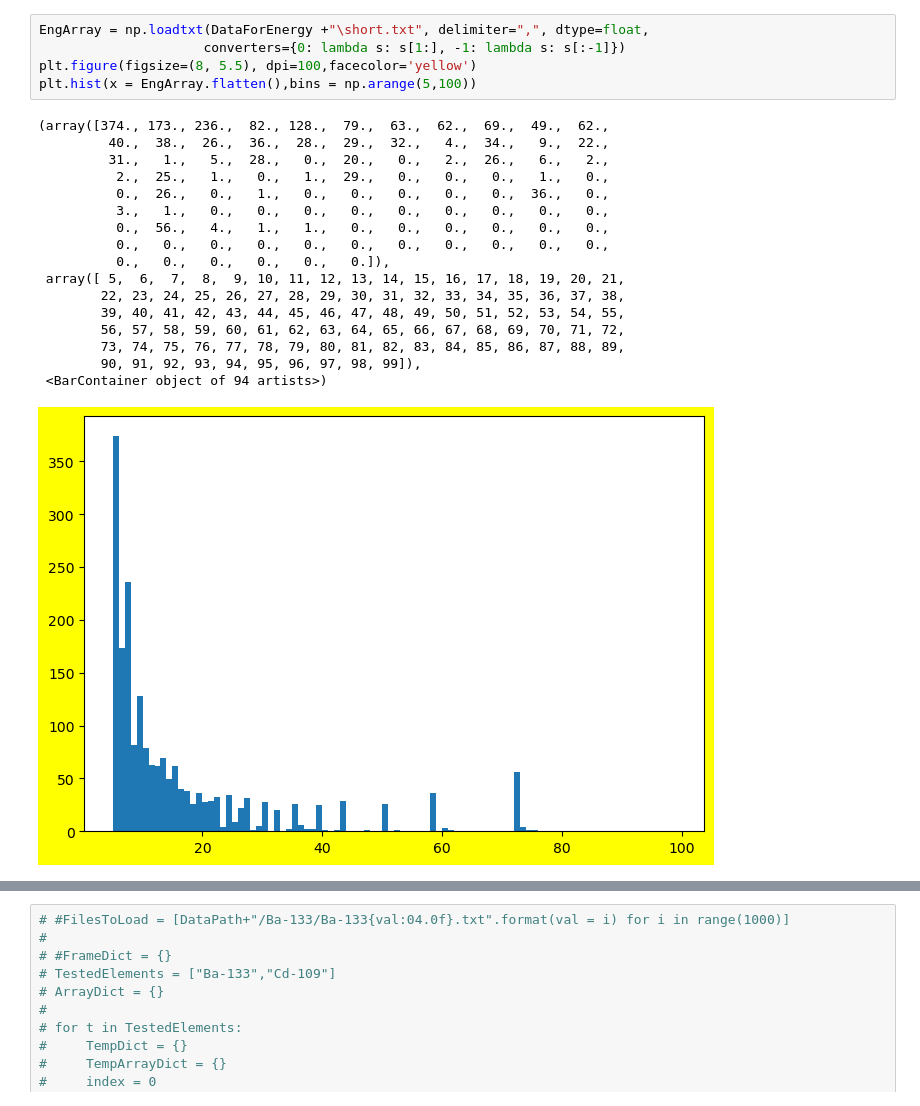
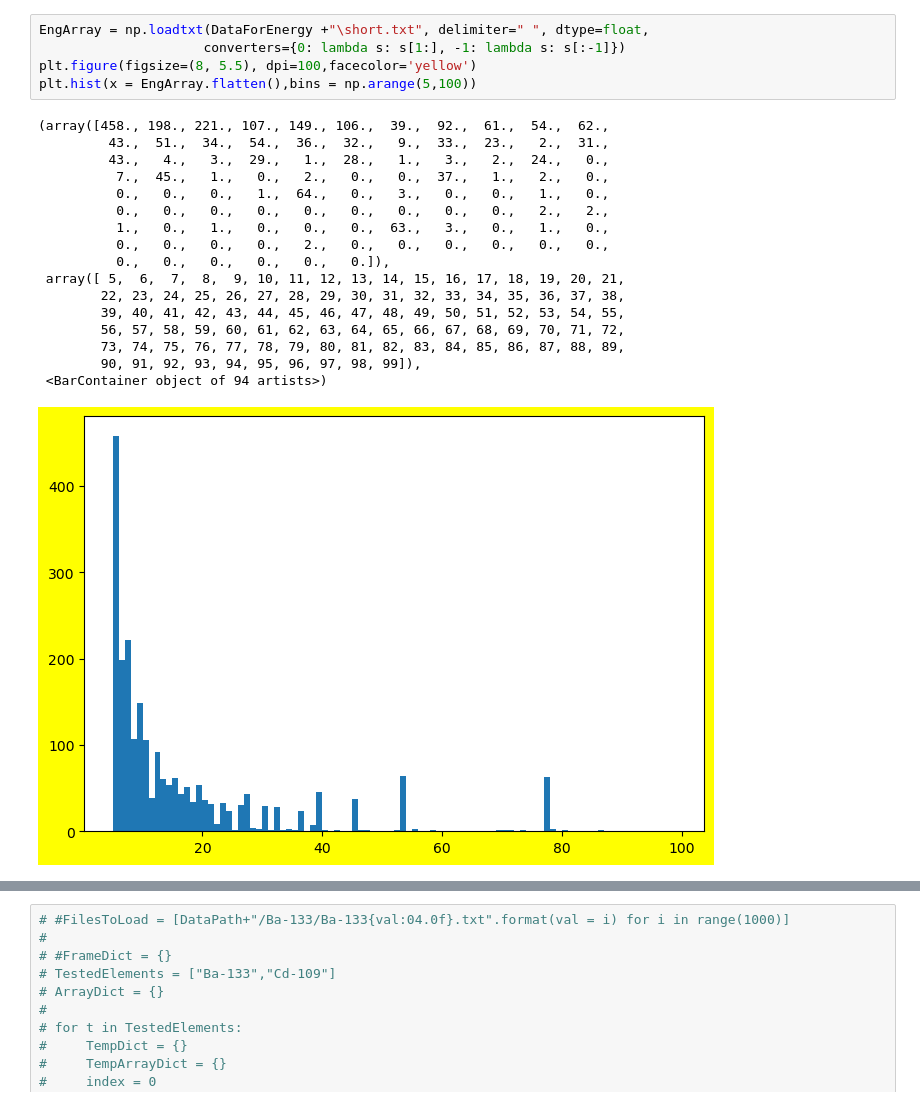
Before and after one commit to pmanaval/debora, a Jupyter notebook: FirstDataLoad.ipynb, the cells around one changed output, grey strips where cells are left out. Drawn from its saved outputs; the diff is of its cells as text.

```diff
--- a/FirstDataLoad.ipynb
+++ b/FirstDataLoad.ipynb
@@ -26,25 +27,25 @@ def is_count(element):
 
 #print(is_float(" "))
 # %%
-EngArray = np.loadtxt(DataForEnergy +"\short.txt", delimiter=",", dtype=float,
+EngArray = np.loadtxt(DataForEnergy +"\short.txt", delimiter=" ", dtype=float,
                      converters={0: lambda s: s[1:], -1: lambda s: s[:-1]})
 plt.figure(figsize=(8, 5.5), dpi=100,facecolor='yellow')
 plt.hist(x = EngArray.flatten(),bins = np.arange(5,100))
 # %% [output]
-(array([374., 173., 236.,  82., 128.,  79.,  63.,  62.,  69.,  49.,  62.,
-         40.,  38.,  26.,  36.,  28.,  29.,  32.,   4.,  34.,   9.,  22.,
-         31.,   1.,   5.,  28.,   0.,  20.,   0.,   2.,  26.,   6.,   2.,
-          2.,  25.,   1.,   0.,   1.,  29.,   0.,   0.,   0.,   1.,   0.,
-          0.,  26.,   0.,   1.,   0.,   0.,   0.,   0.,   0.,  36.,   0.,
-          3.,   1.,   0.,   0.,   0.,   0.,   0.,   0.,   0.,   0.,   0.,
-          0.,  56.,   4.,   1.,   1.,   0.,   0.,   0.,   0.,   0.,   0.,
-          0.,   0.,   0.,   0.,   0.,   0.,   0.,   0.,   0.,   0.,   0.,
+(array([458., 198., 221., 107., 149., 106.,  39.,  92.,  61.,  54.,  62.,
+         43.,  51.,  34.,  54.,  36.,  32.,   9.,  33.,  23.,   2.,  31.,
+         43.,   4.,   3.,  29.,   1.,  28.,   1.,   3.,   2.,  24.,   0.,
+          7.,  45.,   1.,   0.,   2.,   0.,   0.,  37.,   1.,   2.,   0.,
+          0.,   0.,   0.,   1.,  64.,   0.,   3.,   0.,   0.,   1.,   0.,
+          0.,   0.,   0.,   0.,   0.,   0.,   0.,   0.,   0.,   2.,   2.,
+          1.,   0.,   1.,   0.,   0.,   0.,  63.,   3.,   0.,   1.,   0.,
+          0.,   0.,   0.,   0.,   2.,   0.,   0.,   0.,   0.,   0.,   0.,
           0.,   0.,   0.,   0.,   0.,   0.]),
  array([ 5,  6,  7,  8,  9, 10, 11, 12, 13, 14, 15, 16, 17, 18, 19, 20, 21,
         22, 23, 24, 25, 26, 27, 28, 29, 30, 31, 32, 33, 34, 35, 36, 37, 38,
         39, 40, 41, 42, 43, 44, 45, 46, 47, 48, 49, 50, 51, 52, 53, 54, 55,
         56, 57, 58, 59, 60, 61, 62, 63, 64, 65, 66, 67, 68, 69, 70, 71, 72,
         73, 74, 75, 76, 77, 78, 79, 80, 81, 82, 83, 84, 85, 86, 87, 88, 89,
         90, 91, 92, 93, 94, 95, 96, 97, 98, 99]),
  <BarContainer object of 94 artists>)
-[figure, old version]
+[figure, new version]
```
Also changed, not shown: parts of 3 cells of this notebook, 22 other files.
